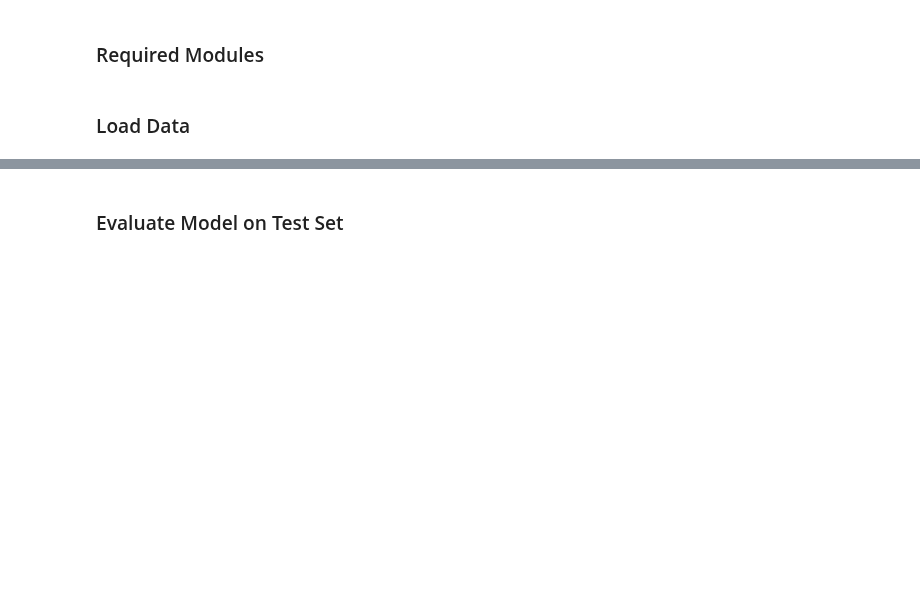
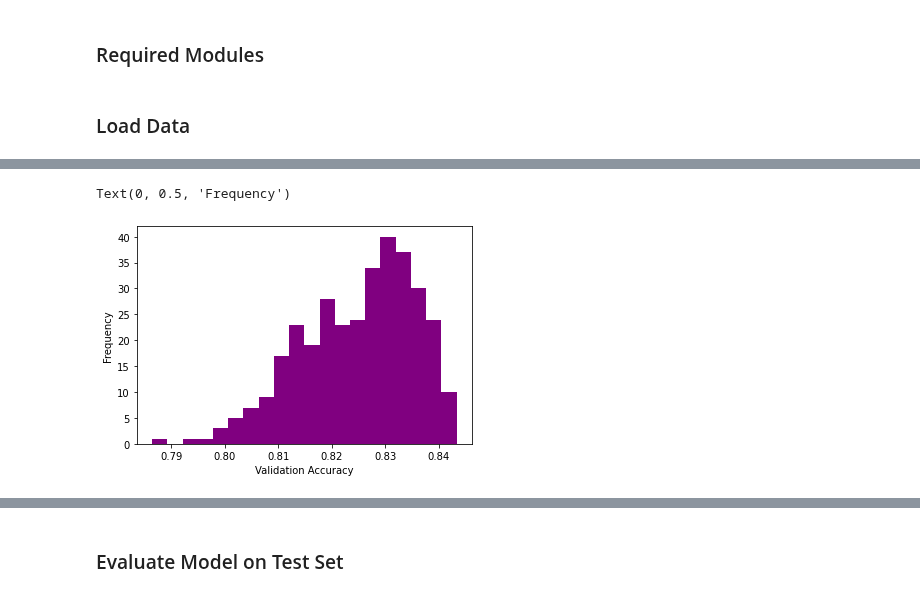
Before and after one commit to zcapjdb/UKAEAGroupProject, a Jupyter notebook: Classifier.ipynb, the cells around one changed output, grey strips where cells are left out. Drawn from its saved outputs; the diff is of its cells as text; code cells hidden in the pictures; blank space fills up the shorter version.

```diff
--- a/Classifier.ipynb
+++ b/Classifier.ipynb
@@ -128,0 +131,8 @@ def build_classifier(n_layers,nodes):
+# %%
+plt.figure()
+plt.hist(val_accs, bins = 20, color = 'purple');
+plt.xlabel("Validation Accuracy")
+plt.ylabel("Frequency")
+# %% [output]
+Text(0, 0.5, 'Frequency')
+[figure, added]
```
Also changed, not shown: parts of 28 cells of this notebook.
